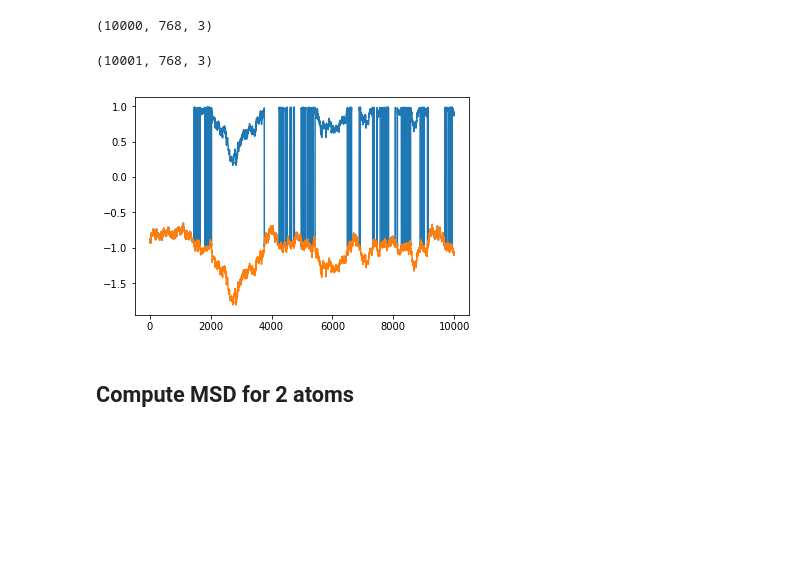
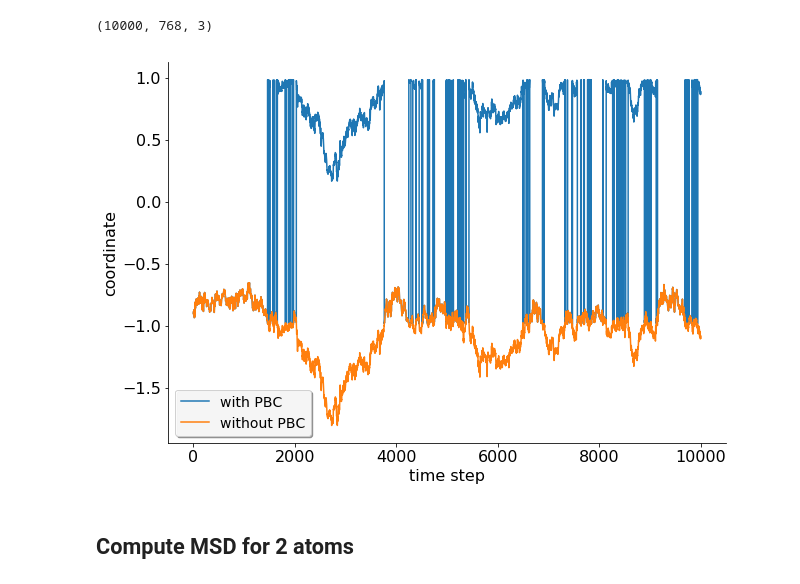
Before and after one commit to gchevrot/WebNmoldyn, a Jupyter notebook: msd.ipynb, the cells around one changed output. Cells and saved outputs as stored; diff of their text form; code cells hidden in the pictures; blank space fills up the shorter version.

Commit message:
plot coordinate

```diff
--- a/msd.ipynb
+++ b/msd.ipynb
@@ -70,18 +70,10 @@ dx.cumsum(axis=0).shape
 # %%
 # apply correction to the first coordinate (t0)
 coord_nopbc = np.concatenate((np.array([coordinates[0, :, :]]), np.array(coordinates[0, :, :]) + dx.cumsum(axis=0)))
-# %%
-coord_nopbc.shape
-# %% [output]
-(10001, 768, 3)
-# %%
-fig, ax = plt.subplots()
-# coordinates with PBC
-ax.plot(np.arange(time.shape[0]), coordinates[:, 0, 0])
-# coordinates without PBC
-ax.plot(np.arange(time.shape[0]), coord_nopbc[:, 0, 0]);
-# %% [output]
-[figure, removed]
+# %%
+plot_coordinates(coordinates[:, 0, 0], coord_nopbc[:, 0, 0])
+# %% [output]
+[figure, added]
 # %% [markdown]
 ## Compute MSD for 2 atoms
 # %%
```
Also changed, not shown: parts of 1 cell of this notebook, 1 other file.
